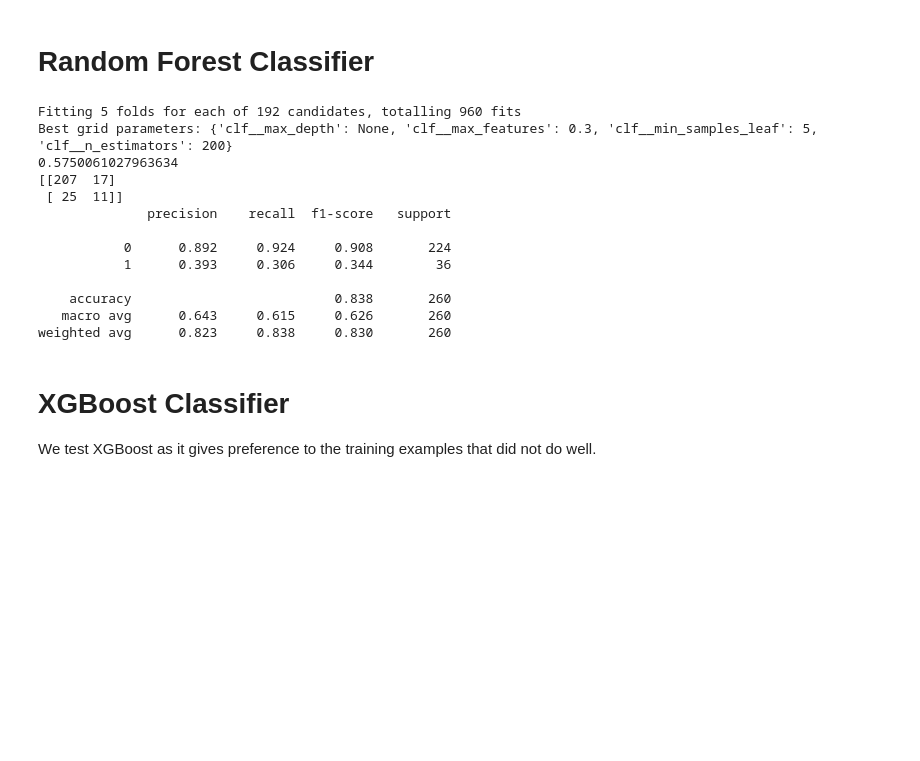
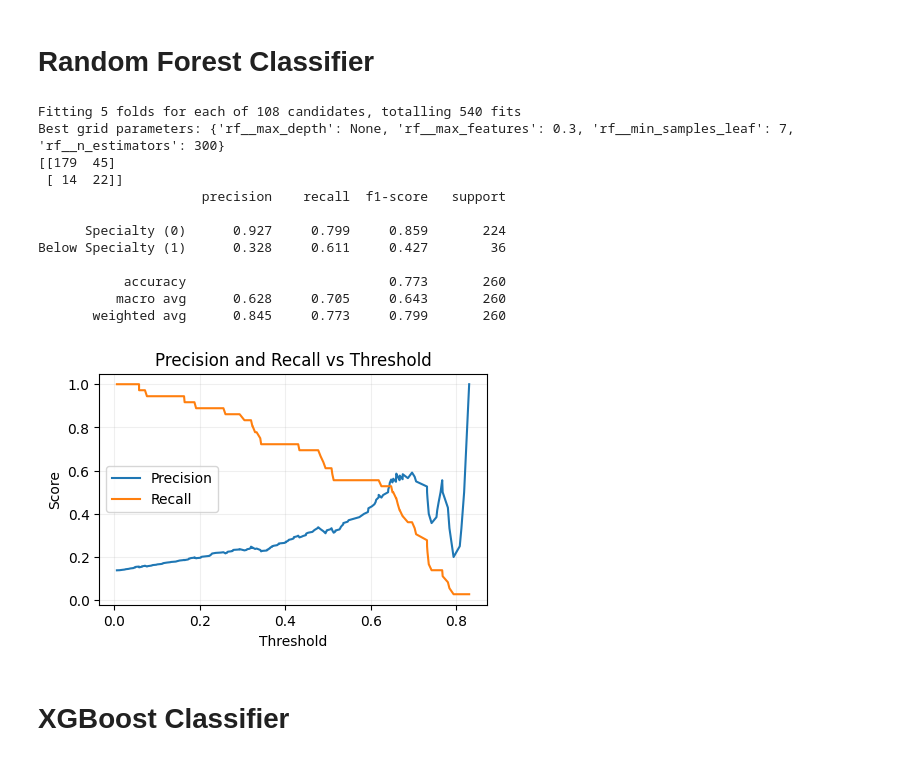
Before and after one commit to nayuAlv/Arabica_coffee_quality, a Jupyter notebook: notebooks/coffee_data_train.ipynb, the cells around one changed output. Cells and saved outputs as stored; diff of their text form; code cells hidden in the pictures; blank space fills up the shorter version.

```diff
--- a/notebooks/coffee_data_train.ipynb
+++ b/notebooks/coffee_data_train.ipynb
@@ -172,37 +163,38 @@ To evaluate and compare our different ML models, we will use the macro average F
 # %%
 
 param_grid = {
-        "clf__n_estimators": [100, 200, 300, 400],
-        "clf__max_features": ['sqrt', 0.3, 0.5, 1.0],
-        "clf__min_samples_leaf": [2, 3, 5, 7],
-        "clf__max_depth": [None, 2, 3],
+        "rf__n_estimators": [100, 200, 300],
+        "rf__max_features": ['sqrt', 0.3, 0.5],
+        "rf__min_samples_leaf": [2, 3, 5, 7],
+        "rf__max_depth": [None, 2, 3],
     }
 
-rf_forest_model, rf_grid_search = train_random_forest(preprocessor, X_train, y_train, random_state=RANDOM_STATE, class_weight = 'balanced',param_grid=param_grid)
+rf_grid_search = train_random_forest(preprocessor, X_train, y_train,
+                                random_state=RANDOM_STATE, class_weight = 'balanced',param_grid=param_grid)
 print(f"Best grid parameters: {rf_grid_search.best_params_}")
+rf_forest_model = rf_grid_search.best_estimator_
 
-optimal_threshold = threshold_tuning(rf_forest_model, X_train, y_train, random_state=RANDOM_STATE)
-print(optimal_threshold)
-y_test_probs = rf_forest_model.predict_proba(X_test)[:, 1]
-y_test_pred_opt = (y_test_probs >= optimal_threshold).astype(int)
-print(confusion_matrix(y_test, y_test_pred_opt))
-print(classification_report(y_test, y_test_pred_opt, digits=3))
+y_test_pred_rf = rf_forest_model.predict(X_test)
+print(confusion_matrix(y_test, y_test_pred_rf))
+print(classification_report(y_test, y_test_pred_rf, target_names=['Specialty (0)', 'Below Specialty (1)'],digits=3))
 # %% [output]
-Fitting 5 folds for each of 192 candidates, totalling 960 fits
-Best grid parameters: {'clf__max_depth': None, 'clf__max_features': 0.3, 'clf__min_samples_leaf': 5, 'clf__n_estimators': 200}
-0.5750061027963634
-[[207  17]
- [ 25  11]]
-              precision    recall  f1-score   support
+Fitting 5 folds for each of 108 candidates, totalling 540 fits
+Best grid parameters: {'rf__max_depth': None, 'rf__max_features': 0.3, 'rf__min_samples_leaf': 7, 'rf__n_estimators': 300}
+[[179  45]
+ [ 14  22]]
+                     precision    recall  f1-score   support
 
-           0      0.892     0.924     0.908       224
-           1      0.393     0.306     0.344        36
+      Specialty (0)      0.927     0.799     0.859       224
+Below Specialty (1)      0.328     0.611     0.427        36
 
-    accuracy                          0.838       260
-   macro avg      0.643     0.615     0.626       260
-weighted avg      0.823     0.838     0.830       260
+           accuracy                          0.773       260
+          macro avg      0.628     0.705     0.643       260
+       weighted avg      0.845     0.773     0.799       260
+# %%
+y_test_probs = rf_forest_model.predict_proba(X_test)[:, 1]
+plot_precision_recall_vs_threshold(y_test, y_test_probs)
+# %% [output]
+[figure, added]
 # %% [markdown]
 # XGBoost Classifier
-
-We test XGBoost as it gives preference to the training examples that did not do well.
 # %%
```
Also changed, not shown: parts of 25 cells of this notebook, 4 other files.
